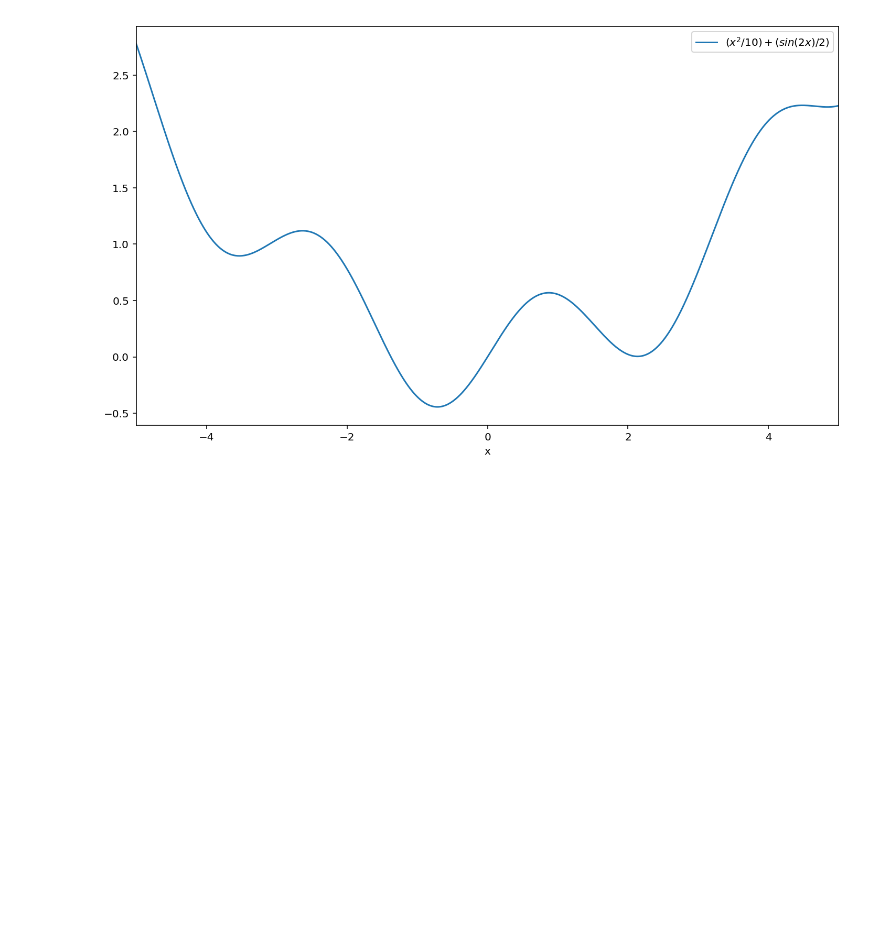
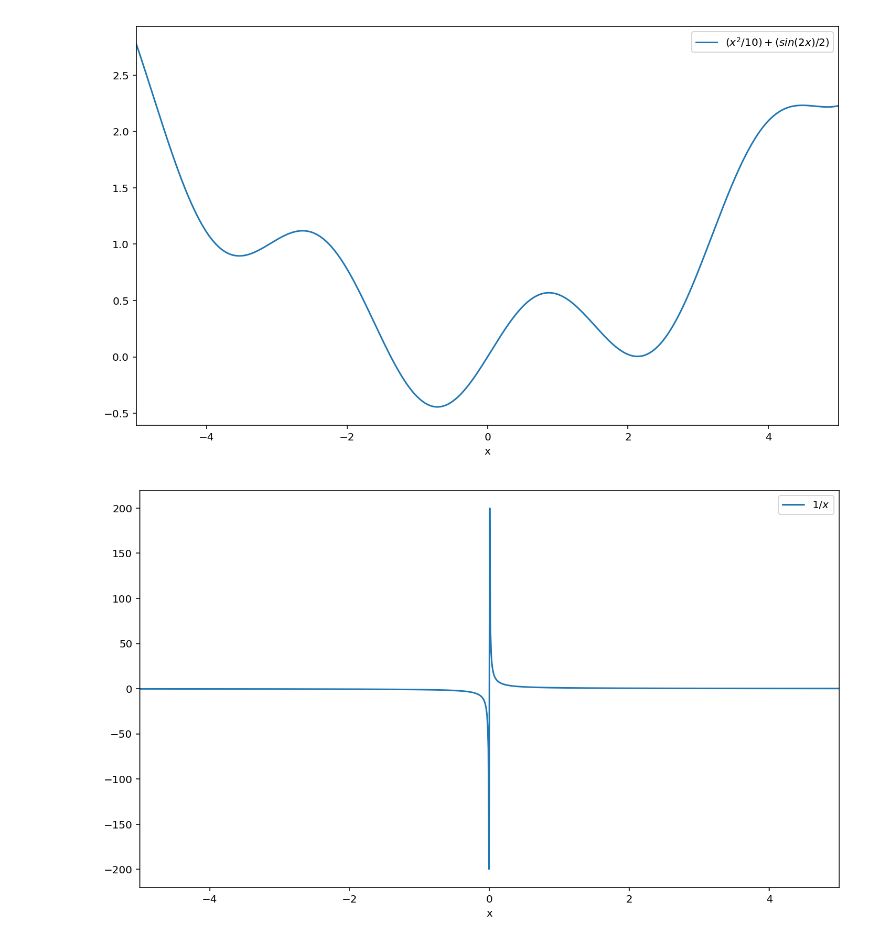
Before and after one commit to chapman-phys220-2017f/cw-07-baylee-christine-kristen, a Jupyter notebook: taylor.ipynb, the cells around one changed output. Saved outputs shown, nothing was run; the diff lists cells and outputs as text; code cells hidden in the pictures; blank space fills up the shorter version.

```diff
--- a/taylor.ipynb
+++ b/taylor.ipynb
@@ -22,8 +22,8 @@ def f4(x):
 #Function 1: tanh
 def plots(a=-5,b=5,n=1000):
     x = np.linspace(a,b,n)
-    fs = pd.DataFrame({"x": x,"$tanh(x)$": f1(x)})
-    fs.plot(x = 'x')
+    plot_f1 = pd.DataFrame({"x": x,"$tanh(x)$": f1(x)})
+    plot_f1.plot(x = 'x')
 plots()
 # %% [output]
 [figure]
@@ -31,8 +31,18 @@ plots()
 #Function 2
 def plots(a=-5,b=5,n=1000):
     x = np.linspace(a,b,n)
-    fs = pd.DataFrame({"x": x,"$(x^2/10) + (sin(2x)/2)$": f2(x)})
-    fs.plot(x = 'x')
+    plot_f2 = pd.DataFrame({"x": x,"$(x^2/10) + (sin(2x)/2)$": f2(x)})
+    plot_f2.plot(x = 'x')
 plots()
 # %% [output]
 [figure]
+# %%
+#Function 4
+def plots(a=-5,b=5,n=1000):
+    x = np.linspace(a,b,n)
+    i = 3
+    plot_f4 = pd.DataFrame({"x": x,"$1/x$": f4(x)})
+    plot_f4.plot(x = 'x')
+plots()
+# %% [output]
+[figure, added]
```
Also changed, not shown: parts of 1 cell of this notebook.
